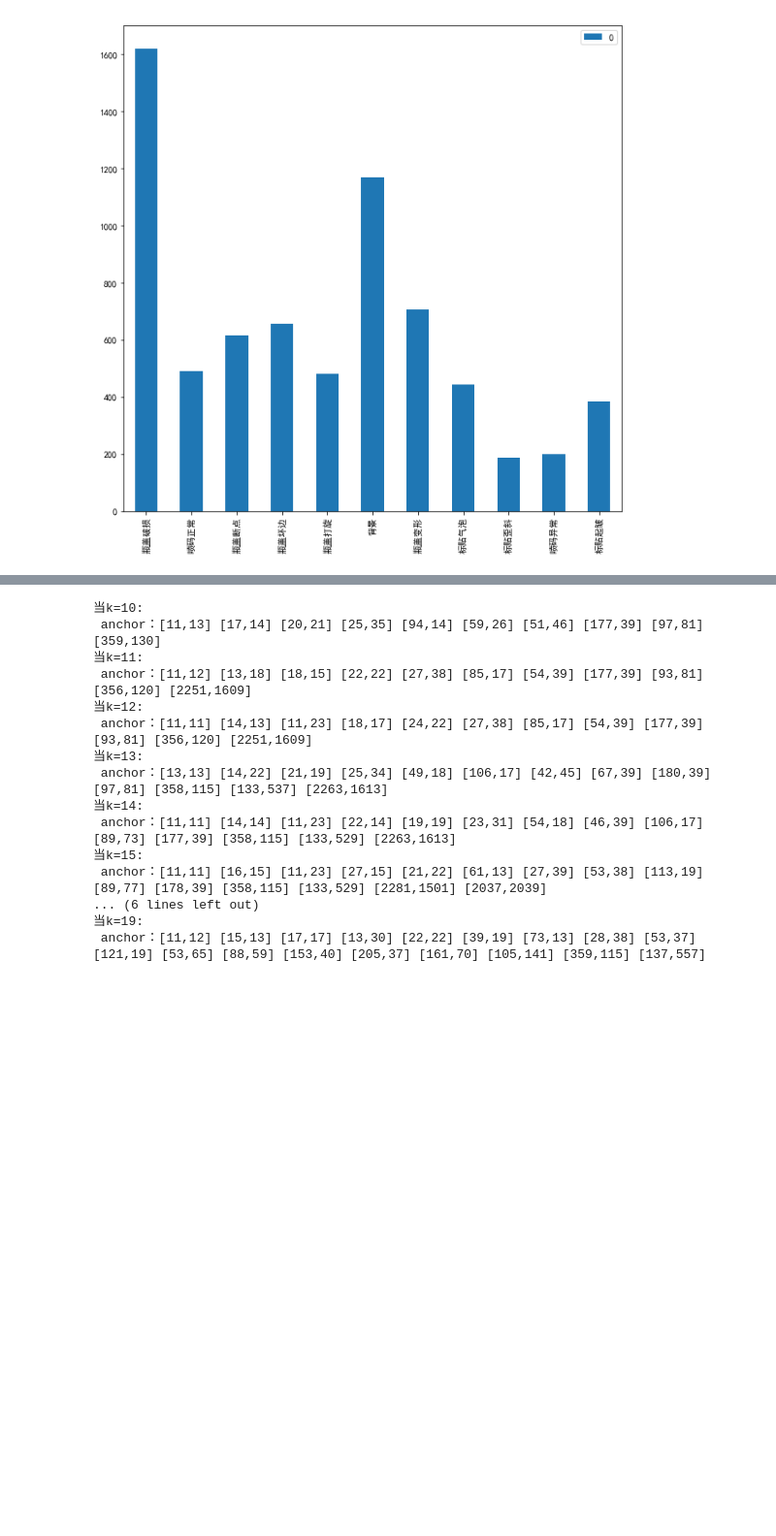
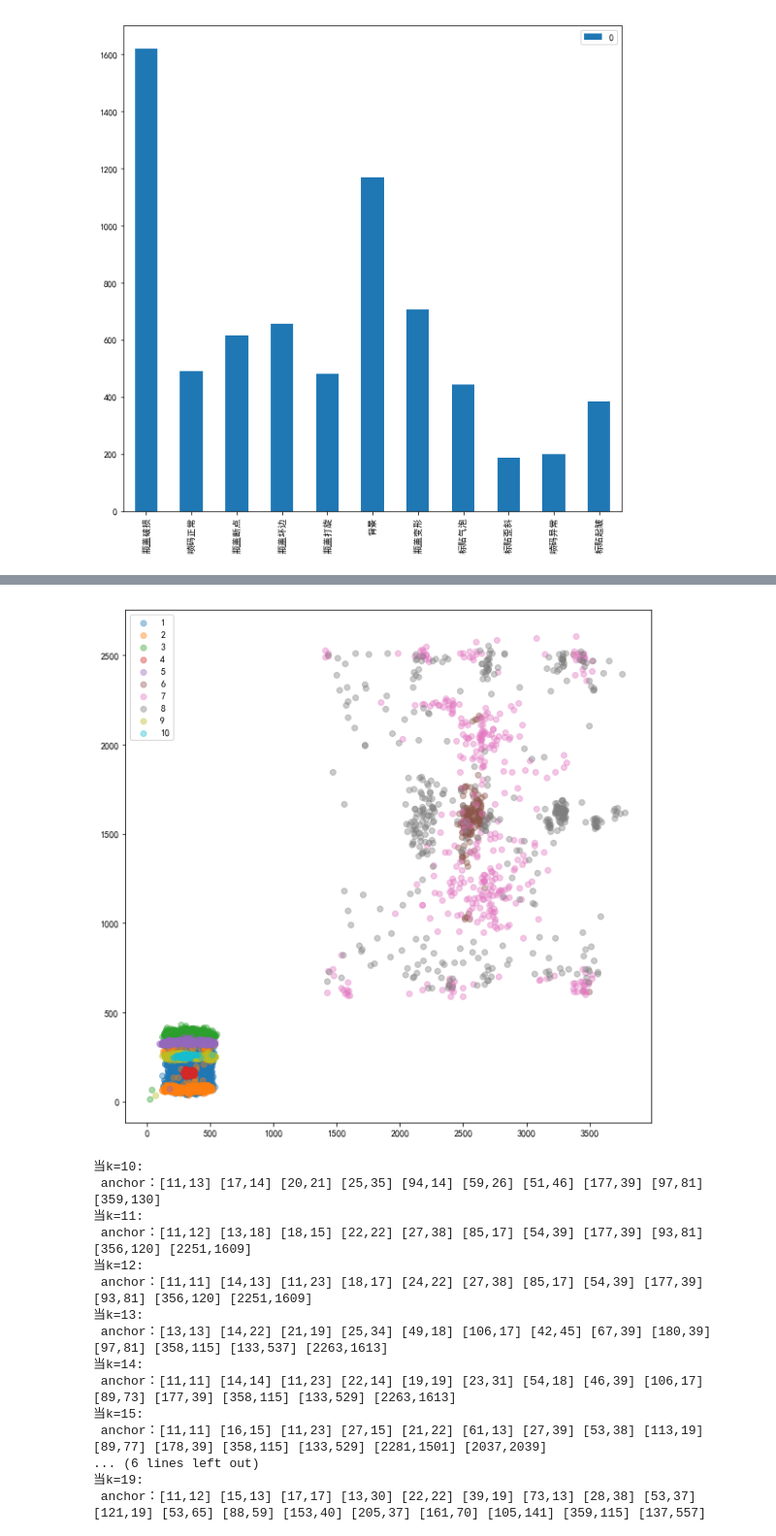
Before and after one commit to xiaochengJF/DeepLearning, a Jupyter notebook: Anchor_Kmeans.ipynb, the cells around one changed output, grey strips where cells are left out. Shown at 97% size. Saved outputs shown, nothing was run; the diff lists cells and outputs as text; code cells hidden in the pictures; blank space fills up the shorter version.

```diff
--- a/Anchor_Kmeans.ipynb
+++ b/Anchor_Kmeans.ipynb
@@ -164,3 +263,18 @@ plt.show()
+# %%
+plt.scatter(b_x1, b_y1, alpha=0.4, label='1')
+plt.scatter(b_x2, b_y2, alpha=0.4, label='2')
+plt.scatter(b_x3, b_y3, alpha=0.4, label='3')
+plt.scatter(b_x4, b_y4, alpha=0.4, label='4')
+plt.scatter(b_x5, b_y5, alpha=0.4, label='5')
+plt.scatter(b_x6, b_y6, alpha=0.4, label='6')
+plt.scatter(b_x7, b_y7, alpha=0.4, label='7')
+plt.scatter(b_x8, b_y8, alpha=0.4, label='8')
+plt.scatter(b_x9, b_y9, alpha=0.4, label='9喷码正常')
+plt.scatter(b_x10, b_y10, alpha=0.4, label='10喷码异常')
+plt.legend()
+plt.show()
+# %% [output]
+[figure, added]
 # %%
 for k in range(10, 21):
         anchors, ave_iou = get_kmeans(result, k)
```
Also changed, not shown: parts of 5 cells of this notebook.
